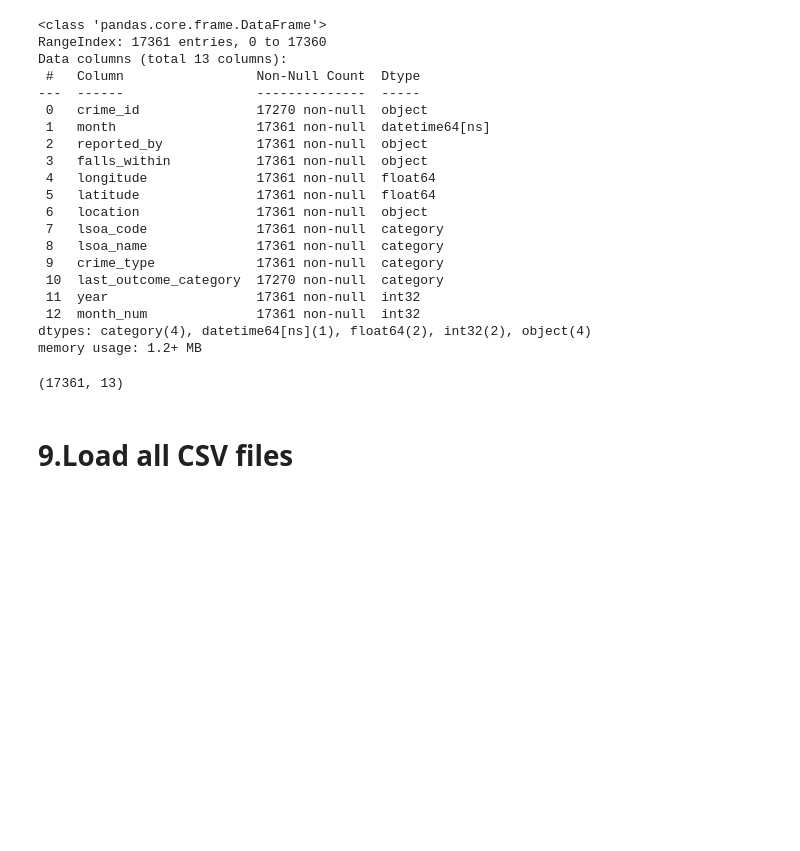
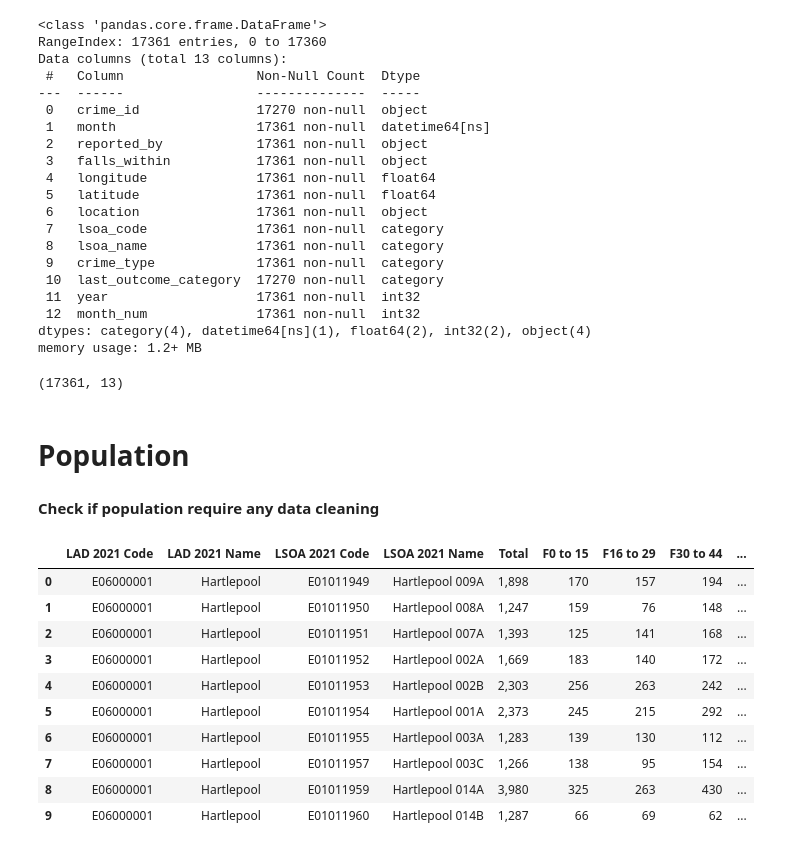
Before and after one commit to sunilramjali/crime_eda_remote, a Jupyter notebook: notebooks/SunilRamjali_Python_06_preprocessing_exploratory.ipynb, the cells around one changed output. Saved outputs shown, nothing was run; the diff lists cells and outputs as text; code cells hidden in the pictures; blank space fills up the shorter version.

```diff
--- a/notebooks/preprocessing_exploratory.ipynb
+++ b/notebooks/SunilRamjali_Python_06_preprocessing_exploratory.ipynb
@@ -436,2 +410,0 @@ city.shape
-# %% [markdown]
-# **9.Load all CSV files**
@@ -485,0 +411,21 @@ combined_df = pd.concat(cleaned_dfs, ignore_index = True)
+# %% [markdown]
+# **Population**
+# %% [markdown]
+**Check if population require any data cleaning**
+# %%
+# import population csv file
+pop = pd.read_csv("../data/pop21.csv", skiprows=3) # skip unrequired rows
+
+pop.head(10)
+# %% [output]
+|  | LAD 2021 Code | LAD 2021 Name | LSOA 2021 Code | LSOA 2021 Name | Total | F0 to 15 | F16 to 29 | F30 to 44 | ... |
+| 0 | E06000001 | Hartlepool | E01011949 | Hartlepool 009A | 1,898 | 170 | 157 | 194 | ... |
+| 1 | E06000001 | Hartlepool | E01011950 | Hartlepool 008A | 1,247 | 159 | 76 | 148 | ... |
+| 2 | E06000001 | Hartlepool | E01011951 | Hartlepool 007A | 1,393 | 125 | 141 | 168 | ... |
+| 3 | E06000001 | Hartlepool | E01011952 | Hartlepool 002A | 1,669 | 183 | 140 | 172 | ... |
+| 4 | E06000001 | Hartlepool | E01011953 | Hartlepool 002B | 2,303 | 256 | 263 | 242 | ... |
+| 5 | E06000001 | Hartlepool | E01011954 | Hartlepool 001A | 2,373 | 245 | 215 | 292 | ... |
+| 6 | E06000001 | Hartlepool | E01011955 | Hartlepool 003A | 1,283 | 139 | 130 | 112 | ... |
+| 7 | E06000001 | Hartlepool | E01011957 | Hartlepool 003C | 1,266 | 138 | 95 | 154 | ... |
+| 8 | E06000001 | Hartlepool | E01011959 | Hartlepool 014A | 3,980 | 325 | 263 | 430 | ... |
+| 9 | E06000001 | Hartlepool | E01011960 | Hartlepool 014B | 1,287 | 66 | 69 | 62 | ... |
```
Also changed, not shown: parts of 5 cells of this notebook, 7 other files.
